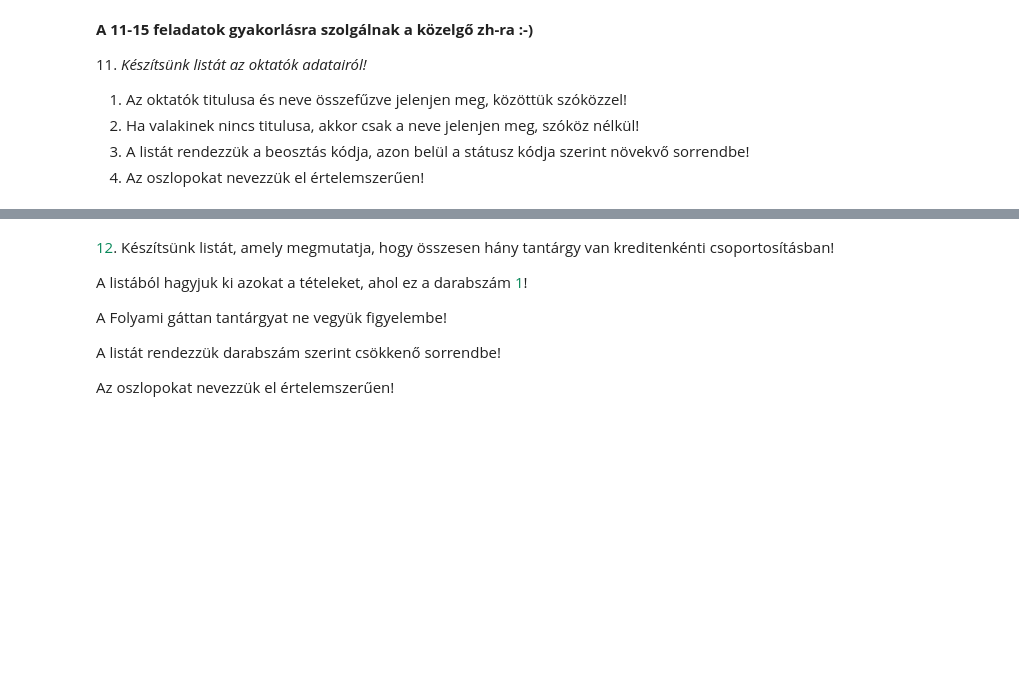
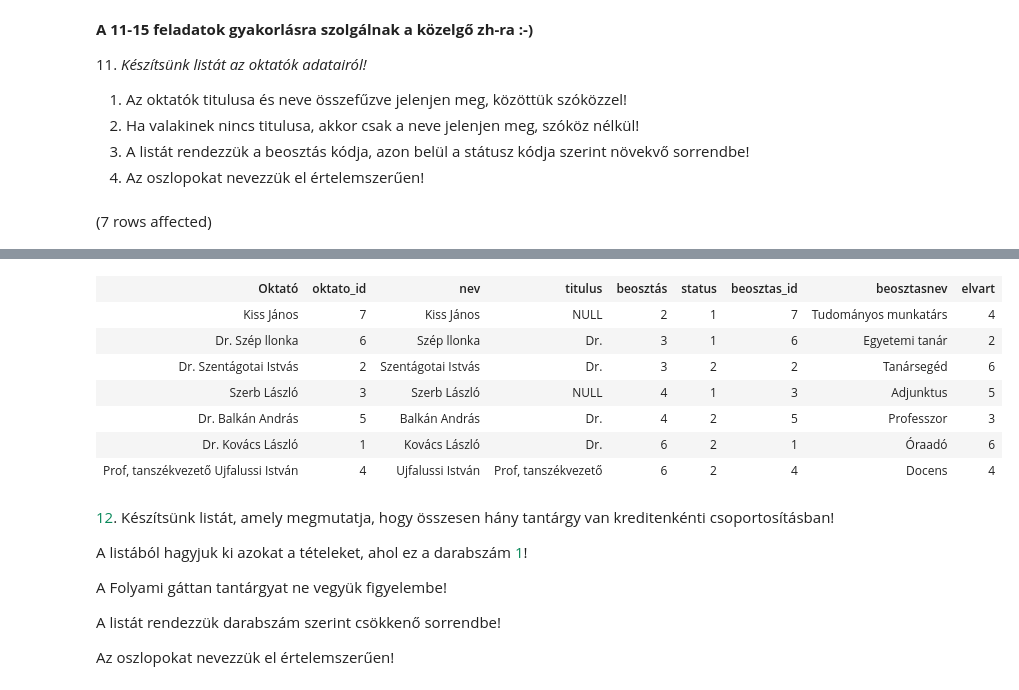
Before and after one commit to gaborbrown/sql, a Jupyter notebook: gyakorlat03_feladatok.ipynb, the cells around one changed output, grey strips where cells are left out. Saved outputs shown, nothing was run; the diff lists cells and outputs as text; code cells hidden in the pictures; blank space fills up the shorter version.

```diff
--- a/gyakorlat03_feladatok.ipynb
+++ b/gyakorlat03_feladatok.ipynb
@@ -173,0 +171,7 @@ FROM
+# %%
+SELECT IIF(okt.titulus IS NULL, okt.nev, okt.titulus + ' ' + okt.nev) AS 'Oktató',
+        *
+FROM Oktatok okt JOIN Beosztasok b ON okt.oktato_id = b.beosztas_id
+ORDER BY beosztás ASC, status ASC
+# %% [output]
+(7 rows affected)
@@ -174,3 +179,11 @@ FROM
+| Oktató | oktato_id | nev | titulus | beosztás | status | beosztas_id | beosztasnev | elvart |
+| Kiss János | 7 | Kiss János | NULL | 2 | 1 | 7 | Tudományos munkatárs | 4 |
+| Dr. Szép llonka | 6 | Szép llonka | Dr. | 3 | 1 | 6 | Egyetemi tanár | 2 |
+| Dr. Szentágotai Istvás | 2 | Szentágotai Istvás | Dr. | 3 | 2 | 2 | Tanársegéd | 6 |
+| Szerb László | 3 | Szerb László | NULL | 4 | 1 | 3 | Adjunktus | 5 |
+| Dr. Balkán András | 5 | Balkán András | Dr. | 4 | 2 | 5 | Professzor | 3 |
+| Dr. Kovács László | 1 | Kovács László | Dr. | 6 | 2 | 1 | Óraadó | 6 |
+| Prof, tanszékvezető Ujfalussi István | 4 | Ujfalussi István | Prof, tanszékvezető | 6 | 2 | 4 | Docens | 4 |
 # %% [markdown]
 <span style="color: #09885a;">12</span>. Készítsünk listát, amely megmutatja, hogy összesen hány tantárgy van kreditenkénti csoportosításban!
 
```
Also changed, not shown: parts of 6 cells of this notebook.
